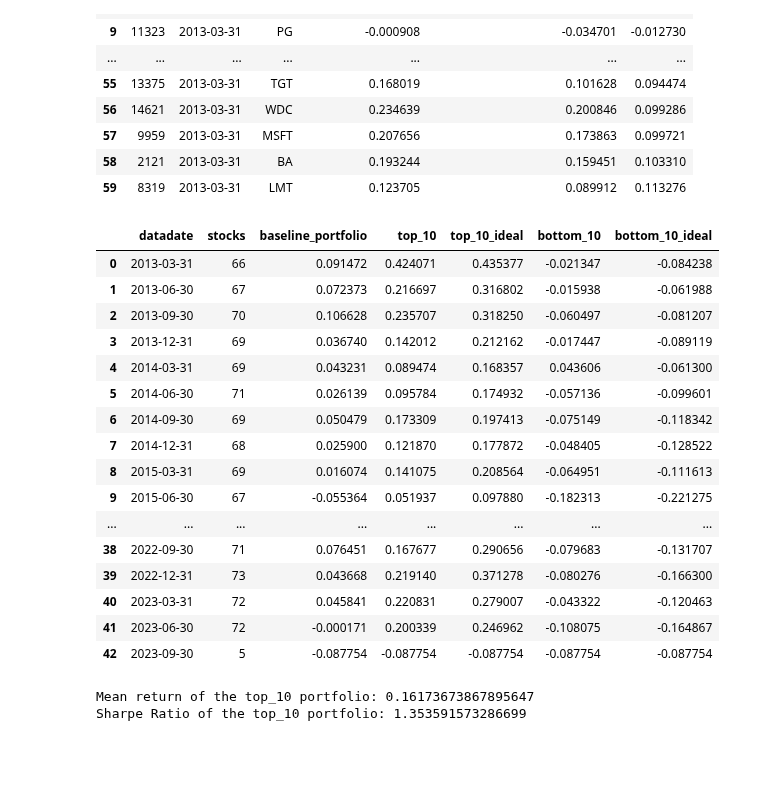
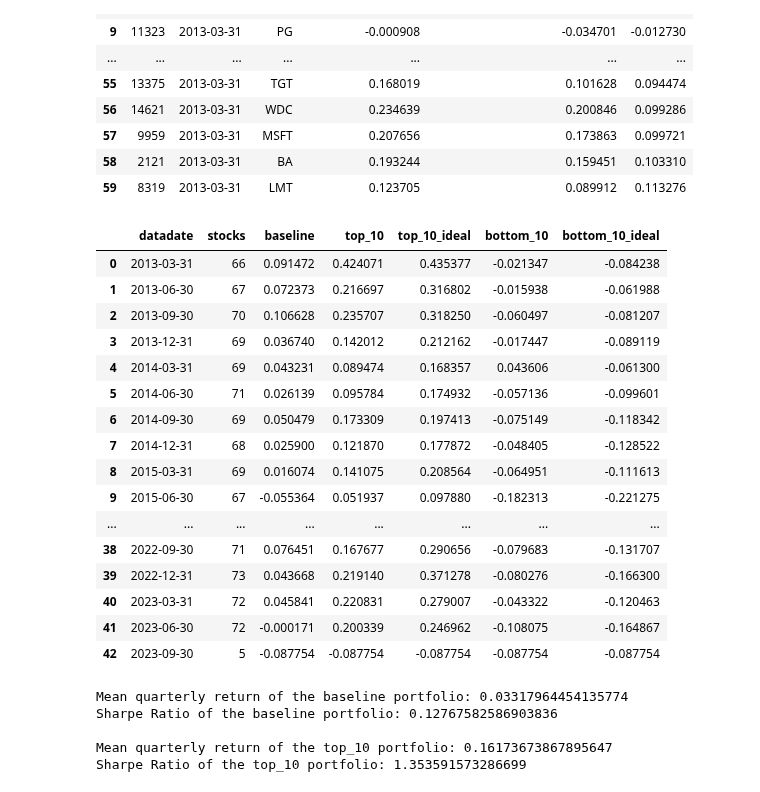
Before and after one commit to edocampione/4YP, a Jupyter notebook: models/technical classification copy.ipynb, the cells around one changed output. Saved outputs shown, nothing was run; the diff lists cells and outputs as text; code cells hidden in the pictures; blank space fills up the shorter version.

```diff
--- a/models/technical classification copy.ipynb
+++ b/models/technical classification copy.ipynb
@@ -327,35 +327,35 @@ results.head(60)
 # %%
 # Group by 'datadate' and calculate the count of rows and the mean of 'next_prccq_change'
 df_avg = results.groupby('datadate').agg(
     stocks=('next_prccq_change', 'size'),
-    baseline_portfolio=('next_prccq_change', 'mean')
+    baseline=('next_prccq_change', 'mean')
 ).reset_index()
 
 
 # Add a 'top_10' column that contains the average of the top 10 highest 'y_pred' for each quarter
 df_avg['top_10'] = results.groupby('datadate').apply(
     lambda x: x.nlargest(10, 'y_pred')['next_prccq_change'].mean()
 ).reset_index(level=0, drop=True)
 
 
 df_avg['top_10_ideal'] = results.groupby('datadate').apply(
     lambda x: x.nlargest(10, 'next_prccq_change')['next_prccq_change'].mean()
 ).reset_index(level=0, drop=True)
 
 
 df_avg['bottom_10'] = results.groupby('datadate').apply(
     lambda x: x.nsmallest(10, 'y_pred')['next_prccq_change'].mean()
 ).reset_index(level=0, drop=True)
 
 
 df_avg['bottom_10_ideal'] = results.groupby('datadate').apply(
     lambda x: x.nsmallest(10, 'next_prccq_change')['next_prccq_change'].mean()
 ).reset_index(level=0, drop=True)
 
 # Show the first few rows of the new dataframe
 df_avg.head(100)
 # %% [output]
-|  | datadate | stocks | baseline_portfolio | top_10 | top_10_ideal | bottom_10 | bottom_10_ideal |
+|  | datadate | stocks | baseline | top_10 | top_10_ideal | bottom_10 | bottom_10_ideal |
 | 0 | 2013-03-31 | 66 | 0.091472 | 0.424071 | 0.435377 | -0.021347 | -0.084238 |
 | 1 | 2013-06-30 | 67 | 0.072373 | 0.216697 | 0.316802 | -0.015938 | -0.061988 |
 | 2 | 2013-09-30 | 70 | 0.106628 | 0.235707 | 0.318250 | -0.060497 | -0.081207 |
@@ -373,20 +373,26 @@ df_avg.head(100)
 | 41 | 2023-06-30 | 72 | -0.000171 | 0.200339 | 0.246962 | -0.108075 | -0.164867 |
 | 42 | 2023-09-30 | 5 | -0.087754 | -0.087754 | -0.087754 | -0.087754 | -0.087754 |
 # %%
-mean_return = df_avg['top_10'].mean()
+for portfolio in ['baseline', 'top_10']:
 
-# Calculate the standard deviation of the returns of the top 10 portfolio
-std_return = df_avg['top_10'].std()
+    mean_return = df_avg[portfolio].mean()
 
-# Assuming the risk-free rate is 0 (if you have a specific risk-free rate, replace 0 with that value)
-risk_free_rate = 0.025
+    # Calculate the standard deviation of the returns of the top 10 portfolio
+    std_return = df_avg[portfolio].std()
 
-# Calculate the Sharpe ratio
-sharpe_ratio = (mean_return - risk_free_rate) / std_return
+    # Assuming the risk-free rate is 0 (if you have a specific risk-free rate, replace 0 with that value)
+    risk_free_rate = 0.025
 
-# Print the Sharpe ratio
-print(f"Mean return of the top_10 portfolio: {mean_return}")
-print(f"Sharpe Ratio of the top_10 portfolio: {sharpe_ratio}")
+    # Calculate the Sharpe ratio
+    sharpe_ratio = (mean_return - risk_free_rate) / std_return
+
+    # Print the Sharpe ratio
+    print(f"Mean quarterly return of the {portfolio} portfolio: {mean_return}")
+    print(f"Sharpe Ratio of the {portfolio} portfolio: {sharpe_ratio}")
+    print("")
 # %% [output]
-Mean return of the top_10 portfolio: 0.16173673867895647
+Mean quarterly return of the baseline portfolio: 0.03317964454135774
+Sharpe Ratio of the baseline portfolio: 0.12767582586903836
+
+Mean quarterly return of the top_10 portfolio: 0.16173673867895647
 Sharpe Ratio of the top_10 portfolio: 1.353591573286699
```
Also changed, not shown: parts of 1 cell of this notebook.
